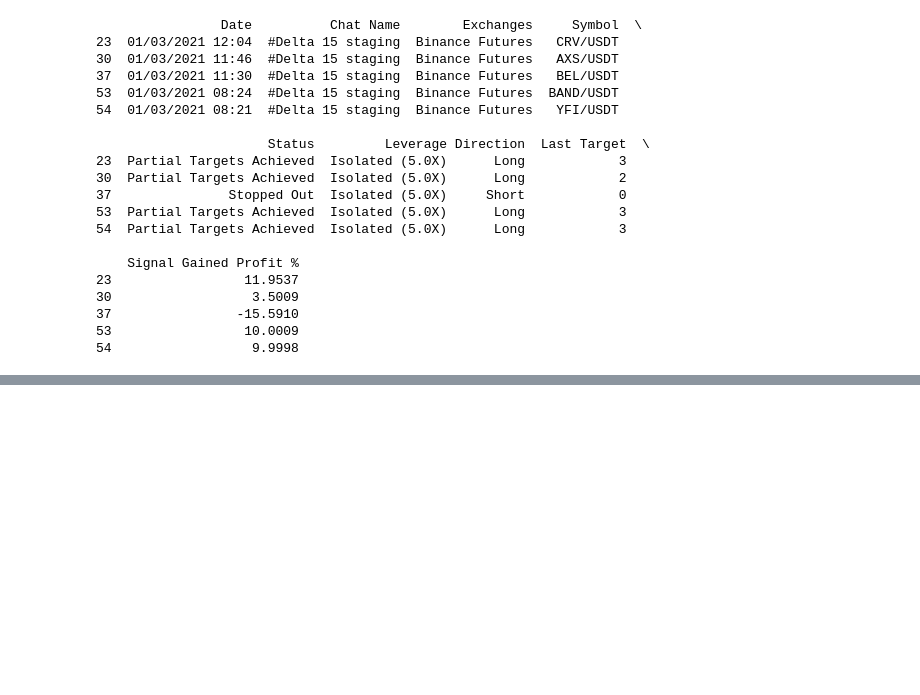
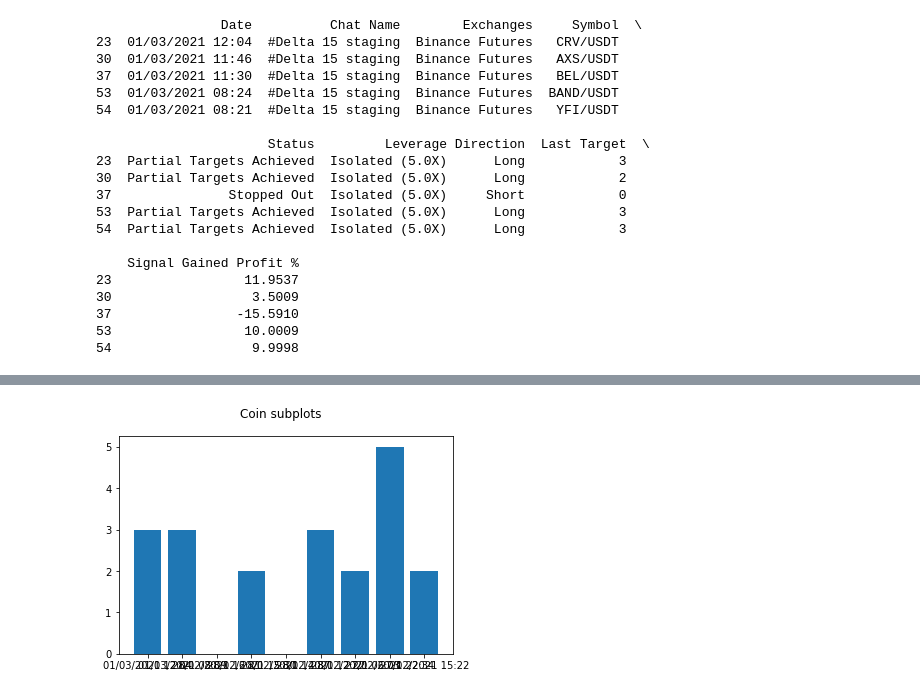
Before and after one commit to Toe971/Crypto-Bot-Data, a Jupyter notebook: delta.ipynb, the cells around one changed output, grey strips where cells are left out. Cells and saved outputs as stored; diff of their text form; code cells hidden in the pictures; blank space fills up the shorter version.

```diff
--- a/delta.ipynb
+++ b/delta.ipynb
@@ -52,0 +98,12 @@ print(refined_df.head())
+# %%
+%matplotlib inline
+
+def coin_subplot(x="Date", y="Last Target", list_to_loop=list_of_coin_df, kind="bar"):
+    fig, axs = plt.subplots(1) # plt.subplots returns a tuple, number of rows of subplots = length of list of coin dataframes
+    fig.suptitle('Coin subplots')
+    for i in range(1):
+        coin_df = list_of_coin_df[i].head(10)
+        axs.bar(x, y, data=coin_df)
+coin_subplot()
+# %% [output]
+[figure, added]
```
Also changed, not shown: parts of 3 cells of this notebook.
